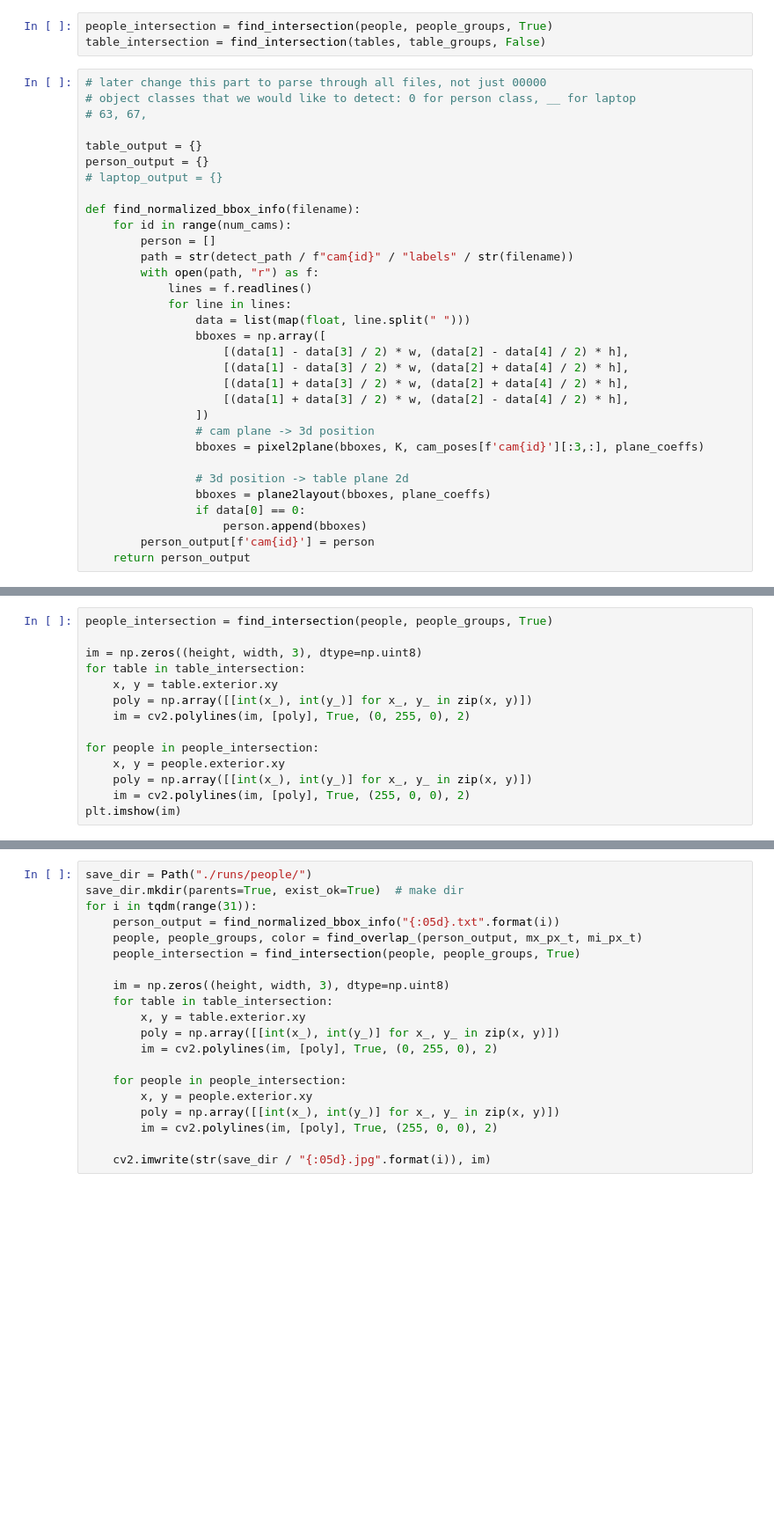
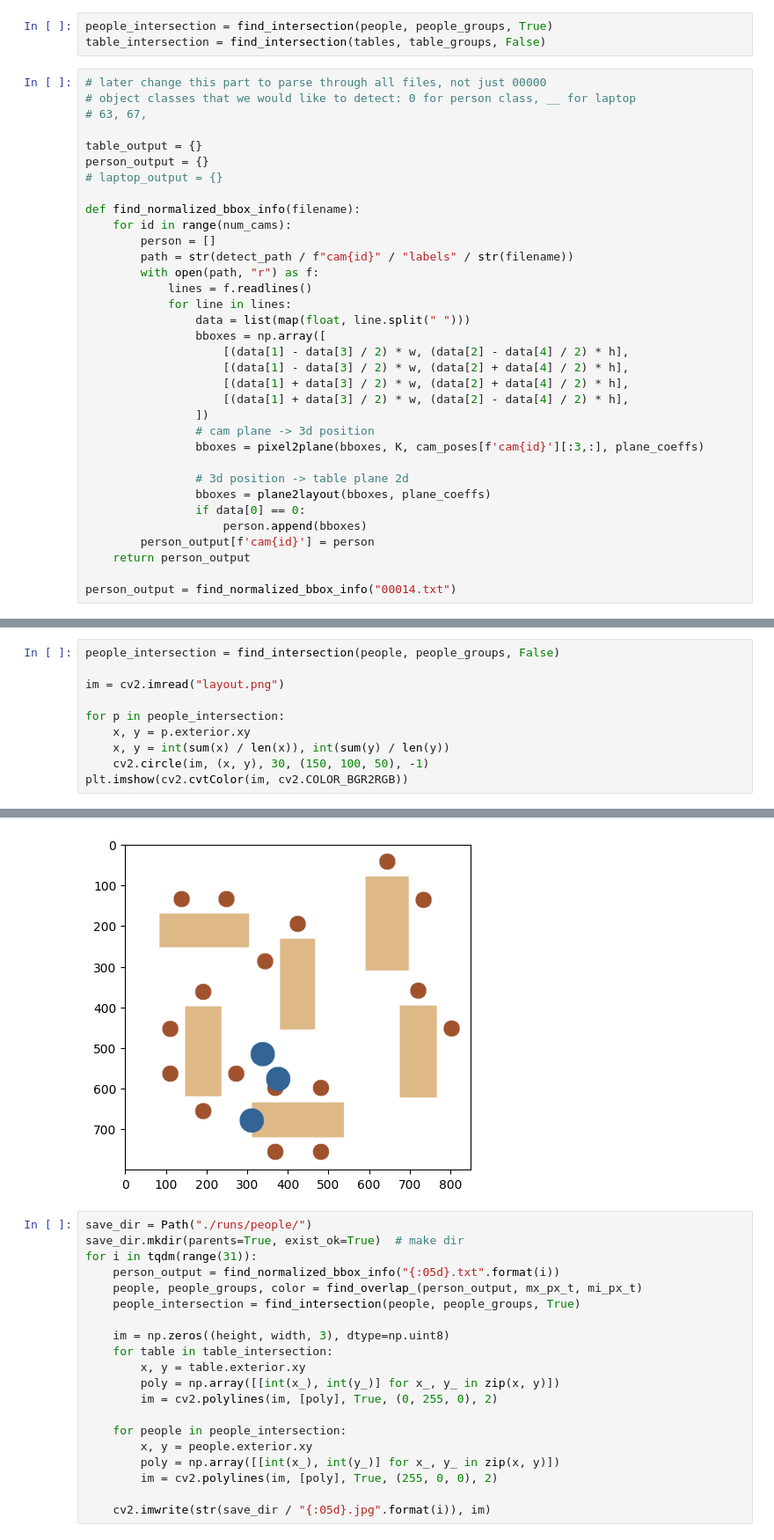
Before and after one commit to pasa3232/Vacant_seats_detector, a Jupyter notebook: predict_occupancy.ipynb, the cells around one changed output, grey strips where cells are left out. Shown: that part at 88% size. Saved outputs shown, nothing was run; the diff lists cells and outputs as text; blank space fills up the shorter version.

Commit message:
layout with person

```diff
--- a/predict_occupancy.ipynb
+++ b/predict_occupancy.ipynb
@@ -312,6 +307,8 @@ def find_normalized_bbox_info(filename):
                     person.append(bboxes)
         person_output[f'cam{id}'] = person
     return person_output
+
+person_output = find_normalized_bbox_info("00014.txt")
 # %%
 
 from itertools import permutations
@@ -385,14 +381,0 @@ group length:  4
-# %%
-people_intersection = find_intersection(people, people_groups, True)
-
-im = np.zeros((height, width, 3), dtype=np.uint8)
-for table in table_intersection:
-    x, y = table.exterior.xy
-    poly = np.array([[int(x_), int(y_)] for x_, y_ in zip(x, y)])
-    im = cv2.polylines(im, [poly], True, (0, 255, 0), 2)
-
-for people in people_intersection:
-    x, y = people.exterior.xy
-    poly = np.array([[int(x_), int(y_)] for x_, y_ in zip(x, y)])
-    im = cv2.polylines(im, [poly], True, (255, 0, 0), 2)
-plt.imshow(im)
@@ -401,0 +382,11 @@ plt.imshow(im)
+# %%
+people_intersection = find_intersection(people, people_groups, False)
+
+im = cv2.imread("layout.png")
+
+for p in people_intersection:
+    x, y = p.exterior.xy
+    x, y = int(sum(x) / len(x)), int(sum(y) / len(y))
+    cv2.circle(im, (x, y), 30, (150, 100, 50), -1)
+plt.imshow(cv2.cvtColor(im, cv2.COLOR_BGR2RGB))
+# %% [output]
@@ -402,3 +394,4 @@ plt.imshow(im)
+[figure, added]
 # %%
 save_dir = Path("./runs/people/")
 save_dir.mkdir(parents=True, exist_ok=True)  # make dir
```
Also changed, not shown: parts of 5 cells of this notebook.
